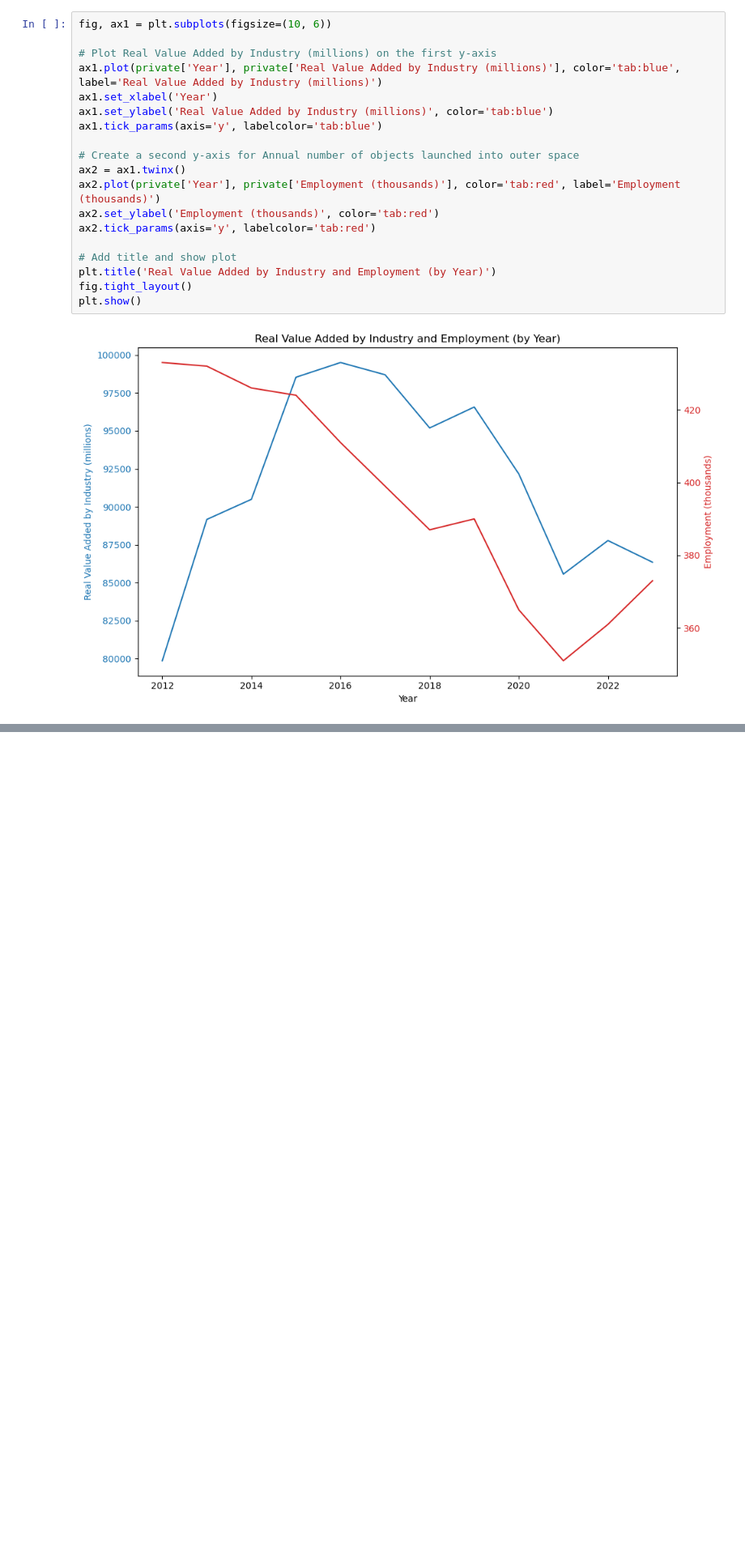
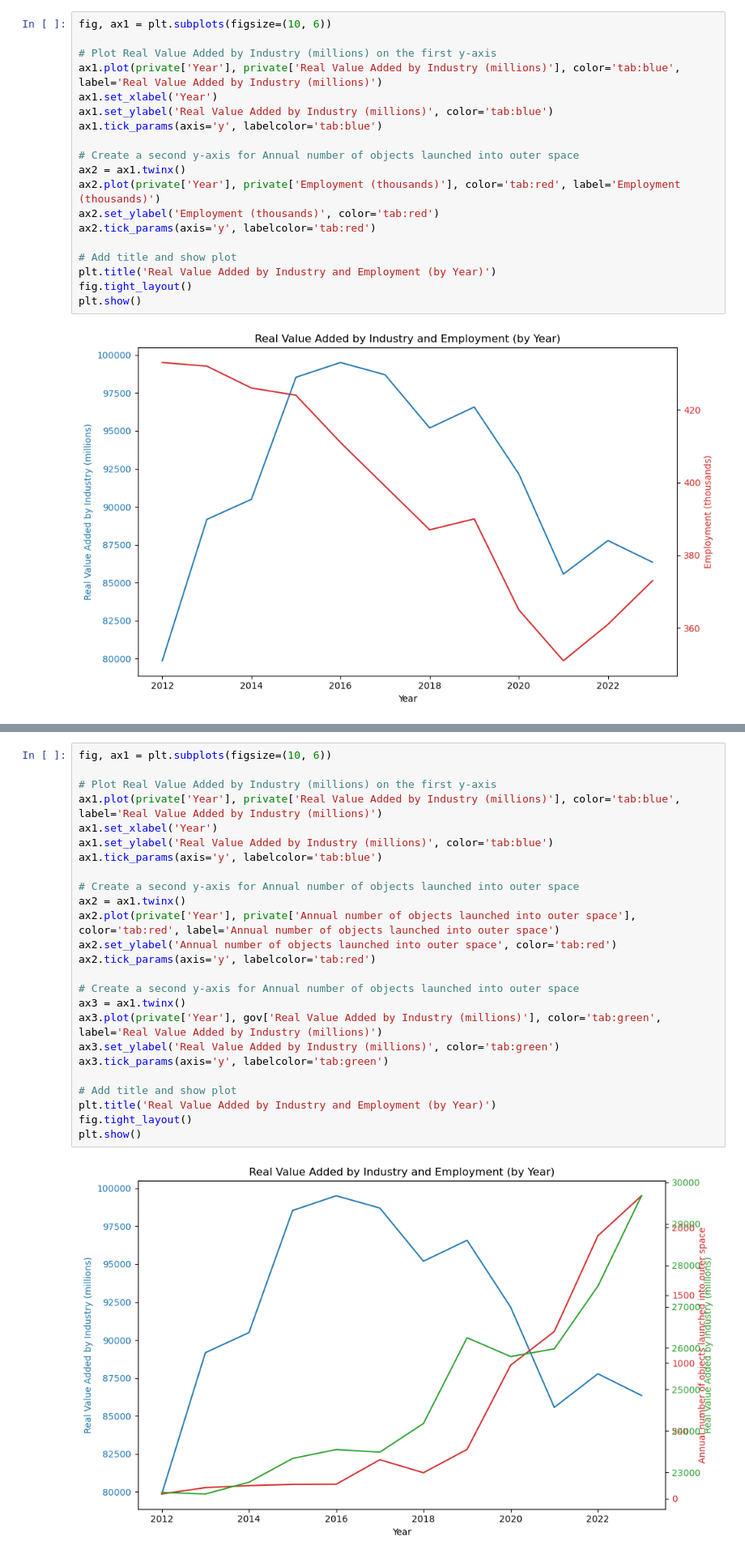
Before and after one commit to amishmish/cdc2025, a Jupyter notebook: newAmishi.ipynb, the cells around one changed output, grey strips where cells are left out. Shown at 81% size. Drawn from its saved outputs; the diff is of its cells as text; blank space fills up the shorter version.

```diff
--- a/newAmishi.ipynb
+++ b/newAmishi.ipynb
@@ -126,0 +145,27 @@ gov.head()
+# %%
+fig, ax1 = plt.subplots(figsize=(10, 6))
+
+# Plot Real Value Added by Industry (millions) on the first y-axis
+ax1.plot(private['Year'], private['Real Value Added by Industry (millions)'], color='tab:blue', label='Real Value Added by Industry (millions)')
+ax1.set_xlabel('Year')
+ax1.set_ylabel('Real Value Added by Industry (millions)', color='tab:blue')
+ax1.tick_params(axis='y', labelcolor='tab:blue')
+
+# Create a second y-axis for Annual number of objects launched into outer space
+ax2 = ax1.twinx()
+ax2.plot(private['Year'], private['Annual number of objects launched into outer space'], color='tab:red', label='Annual number of objects launched into outer space')
+ax2.set_ylabel('Annual number of objects launched into outer space', color='tab:red')
+ax2.tick_params(axis='y', labelcolor='tab:red')
+
+# Create a second y-axis for Annual number of objects launched into outer space
+ax3 = ax1.twinx()
+ax3.plot(private['Year'], gov['Real Value Added by Industry (millions)'], color='tab:green', label='Real Value Added by Industry (millions)')
+ax3.set_ylabel('Real Value Added by Industry (millions)', color='tab:green')
+ax3.tick_params(axis='y', labelcolor='tab:green')
+
+# Add title and show plot
+plt.title('Real Value Added by Industry and Employment (by Year)')
+fig.tight_layout()
+plt.show()
+# %% [output]
+[figure, added]
```
Also changed, not shown: parts of 2 cells of this notebook.
